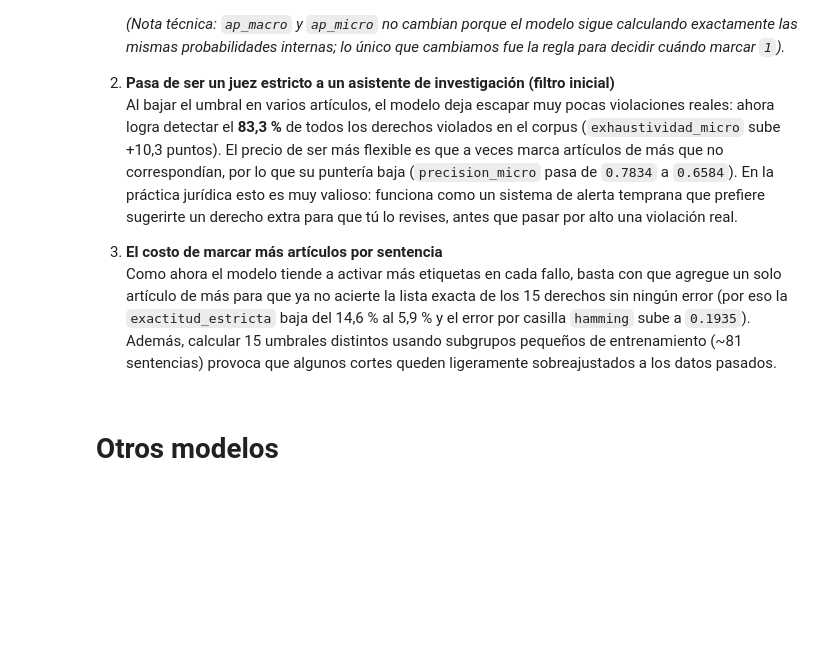
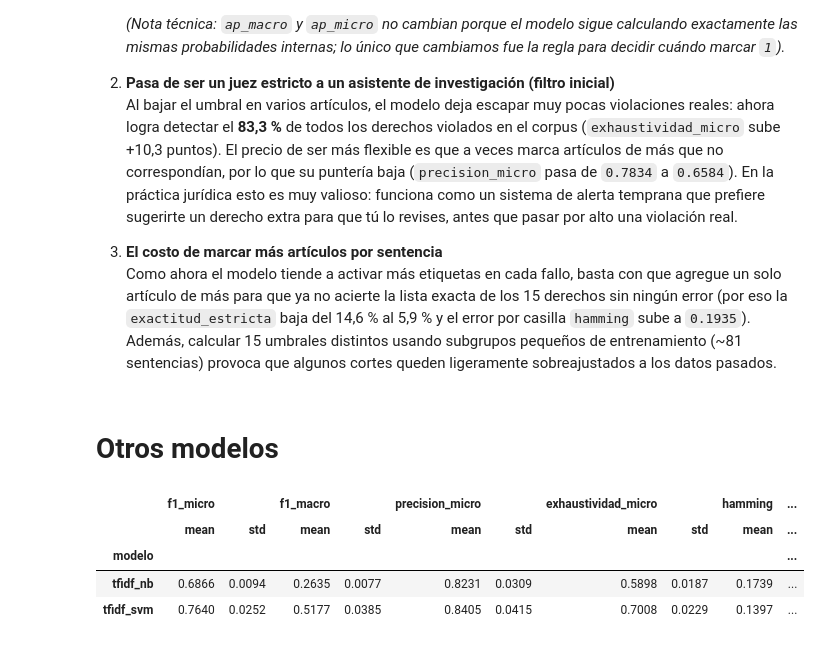
Before and after one commit to GiraldoB/RAG-CIDH, a Jupyter notebook: t1_articulos.ipynb, the cells around one changed output. Drawn from its saved outputs; the diff is of its cells as text; code cells hidden in the pictures; blank space fills up the shorter version.

```diff
--- a/t1_articulos.ipynb
+++ b/t1_articulos.ipynb
@@ -482,3 +482,17 @@ resumir(filas)
    Como ahora el modelo tiende a activar más etiquetas en cada fallo, basta con que agregue un solo artículo de más para que ya no acierte la lista exacta de los 15 derechos sin ningún error (por eso la `exactitud_estricta` baja del 14,6 % al 5,9 % y el error por casilla `hamming` sube a `0.1935`). Además, calcular 15 umbrales distintos usando subgrupos pequeños de entrenamiento (~81 sentencias) provoca que algunos cortes queden ligeramente sobreajustados a los datos pasados.
 # %% [markdown]
 # Otros modelos
+# %%
+from sklearn.naive_bayes import ComplementNB
+from sklearn.svm import LinearSVC
+
+tfidf = lambda: TfidfVectorizer(ngram_range=(1, 2), min_df=3, max_df=0.9, sublinear_tf=True)
+filas = (evaluar("tfidf_nb", lambda: make_pipeline(tfidf(), OneVsRestClassifier(ComplementNB())), X)
+       + evaluar("tfidf_svm", lambda: make_pipeline(tfidf(), OneVsRestClassifier(LinearSVC(class_weight="balanced"))), X))
+resumir(filas)
+# %% [output]
+|  | f1_micro |  | f1_macro |  | precision_micro |  | exhaustividad_micro |  | hamming | ... |
+|  | mean | std | mean | std | mean | std | mean | std | mean | ... |
+| modelo |  |  |  |  |  |  |  |  |  | ... |
+| tfidf_nb | 0.6866 | 0.0094 | 0.2635 | 0.0077 | 0.8231 | 0.0309 | 0.5898 | 0.0187 | 0.1739 | ... |
+| tfidf_svm | 0.7640 | 0.0252 | 0.5177 | 0.0385 | 0.8405 | 0.0415 | 0.7008 | 0.0229 | 0.1397 | ... |
```
Also changed, not shown: parts of 11 cells of this notebook.
